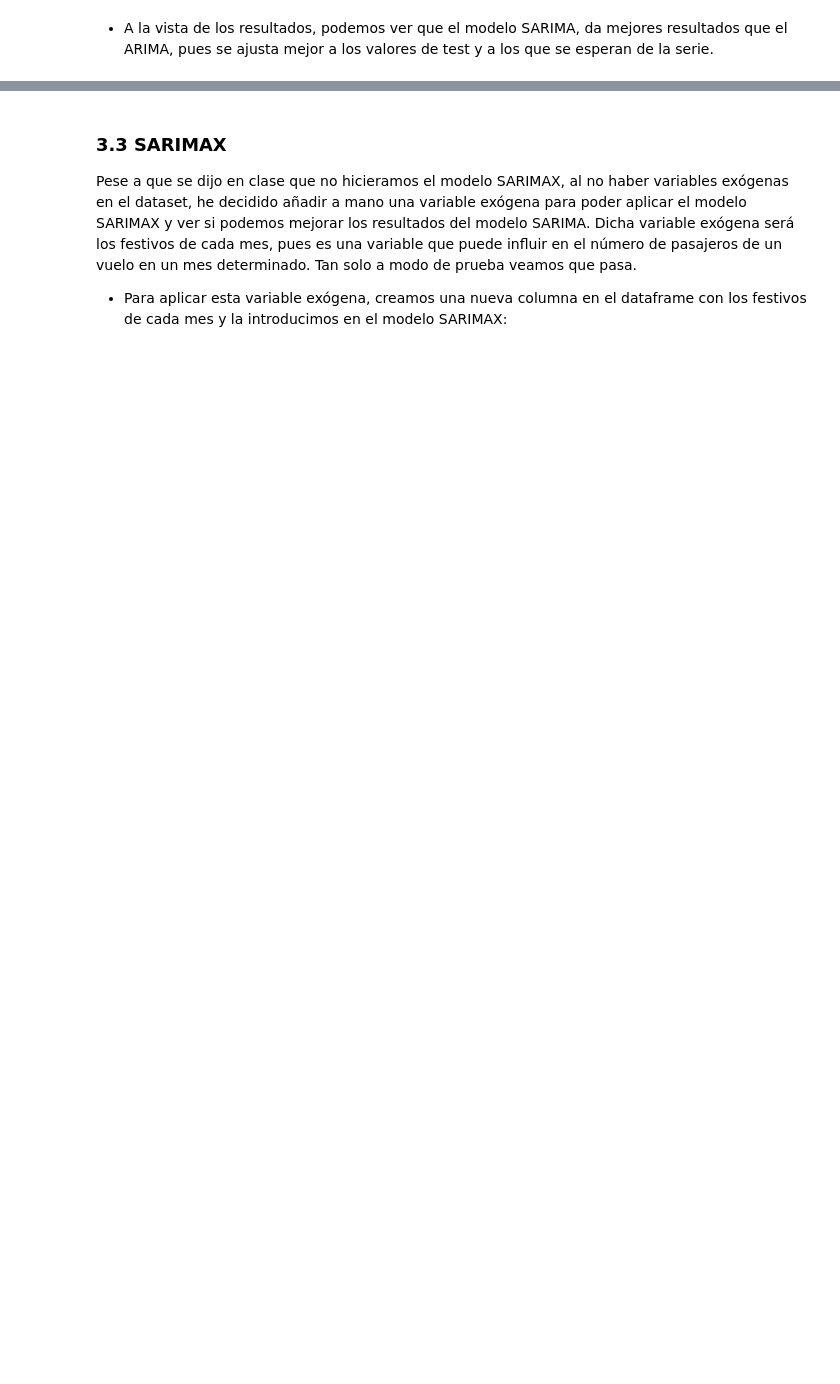
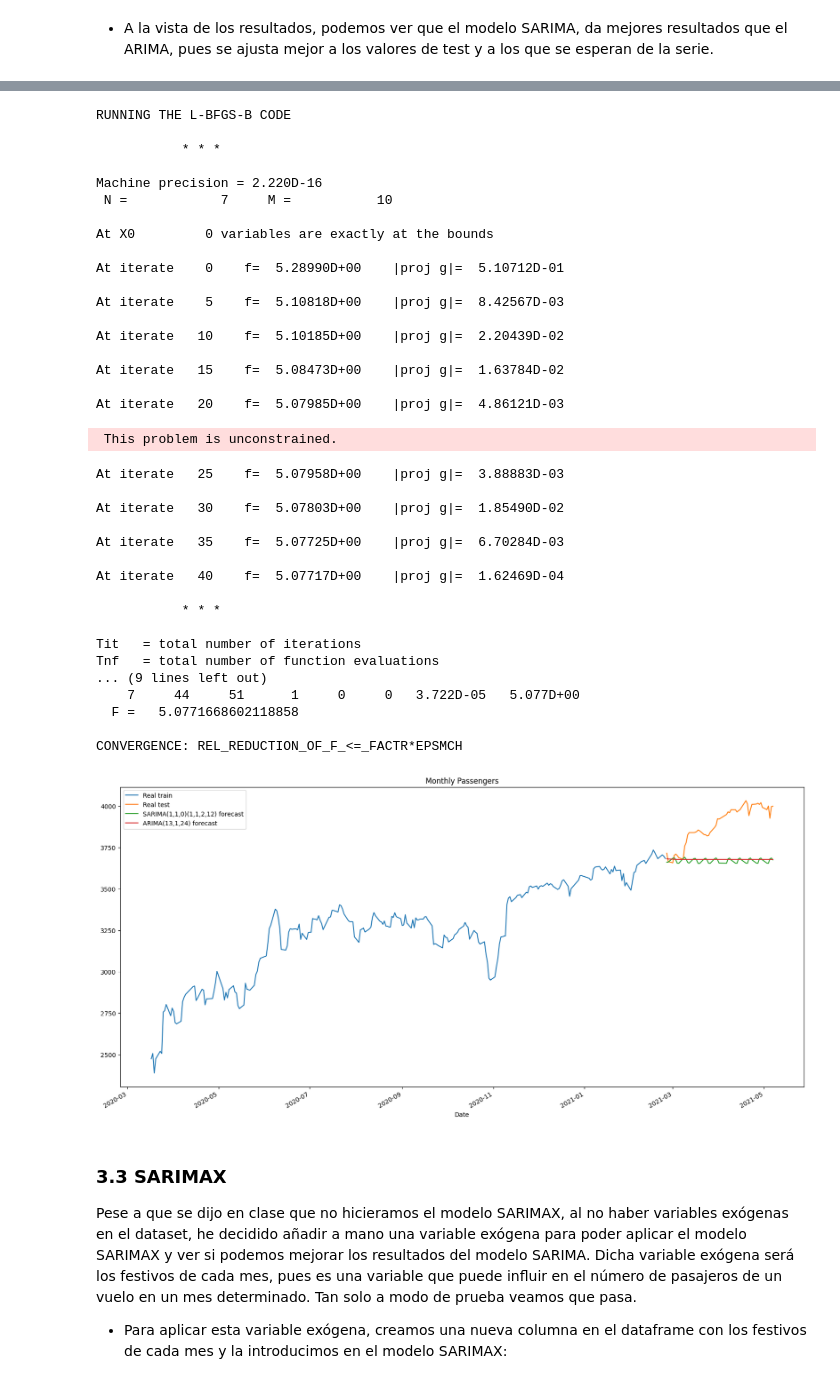
Before and after one commit to AlejandroPqLz/StockPrediction, a Jupyter notebook: DCDC_PrácticaFinal_Predicción de Stock.ipynb, the cells around one changed output, grey strips where cells are left out. Drawn from its saved outputs; the diff is of its cells as text; code cells hidden in the pictures; blank space fills up the shorter version.

```diff
--- a/DCDC_PrácticaFinal_Predicción de Stock.ipynb
+++ b/DCDC_PrácticaFinal_Predicción de Stock.ipynb
@@ -768,3 +953,55 @@ plt.show()
+# %%
+fig, ax = plt.subplots()
+ax = wd_train.Open[600:].plot(ax=ax,figsize=(20,10), title = "Monthly Passengers", label='Real train')
+ax = wd_test.Open.plot(ax=ax,figsize=(20,10), title = "Monthly Passengers", label='Real test')
+
+model_sarima = SARIMAX(wd_train.Open, order=(3,0,1),seasonal_order=(2,1,0,5),enforce_invertibility=False)
+results_sarima = model_sarima.fit()
+results_sarimafore = results_sarima.forecast(steps=50)
+results_sarimafore.index=wd_test.Open.index
+
+ax = results_sarimafore.plot(ax=ax,label='SARIMA(1,1,0)(1,1,2,12) forecast')
+ax = results_arimafore.plot(ax=ax,label='ARIMA(13,1,24) forecast')
+plt.legend(loc="upper left")
+plt.show()
+# %% [output]
+RUNNING THE L-BFGS-B CODE
+
+           * * *
+
+Machine precision = 2.220D-16
+ N =            7     M =           10
+
+At X0         0 variables are exactly at the bounds
+
+At iterate    0    f=  5.28990D+00    |proj g|=  5.10712D-01
+
+At iterate    5    f=  5.10818D+00    |proj g|=  8.42567D-03
+
+At iterate   10    f=  5.10185D+00    |proj g|=  2.20439D-02
+
+At iterate   15    f=  5.08473D+00    |proj g|=  1.63784D-02
+
+At iterate   20    f=  5.07985D+00    |proj g|=  4.86121D-03
+ This problem is unconstrained.
+At iterate   25    f=  5.07958D+00    |proj g|=  3.88883D-03
+
+At iterate   30    f=  5.07803D+00    |proj g|=  1.85490D-02
+
+At iterate   35    f=  5.07725D+00    |proj g|=  6.70284D-03
+
+At iterate   40    f=  5.07717D+00    |proj g|=  1.62469D-04
+
+           * * *
+
+Tit   = total number of iterations
+Tnf   = total number of function evaluations
+... (9 lines left out)
+    7     44     51      1     0     0   3.722D-05   5.077D+00
+  F =   5.0771668602118858
+
+CONVERGENCE: REL_REDUCTION_OF_F_<=_FACTR*EPSMCH
+[figure, added]
 # %% [markdown]
 ### 3.3 SARIMAX
 
```
Also changed, not shown: parts of 21 cells of this notebook.
